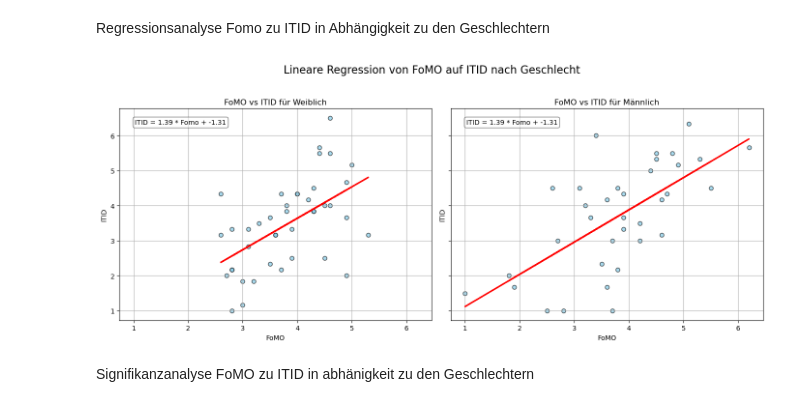
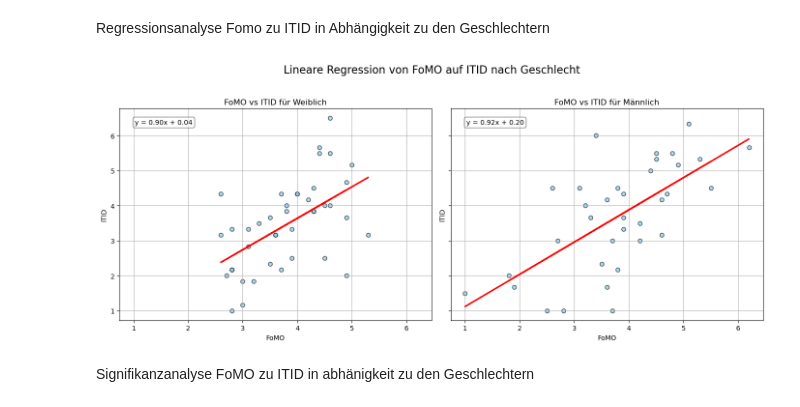
Before and after one commit to MariaAmPC/FoMO-ITID, a Jupyter notebook: FoMO-ITID_Analysis.ipynb, the cells around one changed output. Saved outputs shown, nothing was run; the diff lists cells and outputs as text; code cells hidden in the pictures.

```diff
--- a/FoMO-ITID_Analysis.ipynb
+++ b/FoMO-ITID_Analysis.ipynb
@@ -393,30 +393,43 @@ Regressionsanalyse Fomo zu ITID in Abhängigkeit zu den Geschlechtern
 # %%
 df_gender = df[df['A404'].isin([1, 2])]
 geschlechter = {1: 'Weiblich', 2: 'Männlich'}
 fig, axs = plt.subplots(1, 2, figsize=(14, 6), sharex=True, sharey=True)
 
 for i, gender_code in enumerate([1, 2]):
     subset = df_gender[df_gender['A404'] == gender_code]
     X = subset['Fomo'].values.reshape(-1, 1)
     y = subset['ITID'].values
+
+    # Regressionsmodell
     model = LinearRegression()
     model.fit(X, y)
     y_pred = model.predict(X)
+
+    # Regressionsformel
+    a = model.coef_[0]
+    b = model.intercept_
+    formel = f"y = {a:.2f}x + {b:.2f}"
+
+    # Plotten
     axs[i].scatter(subset['Fomo'], subset['ITID'], alpha=0.7, color='skyblue', edgecolor='black', label='Datenpunkte')
     axs[i].plot(subset['Fomo'], y_pred, color='red', linewidth=2, label='Regressionslinie')
     axs[i].set_title(f'FoMO vs ITID für {geschlechter[gender_code]}')
     axs[i].set_xlabel('FoMO')
     axs[i].set_ylabel('ITID')
     axs[i].grid(True)
-    axs[i].text(0.05, 0.95, eq_text, transform=axs[i].transAxes,
-                    fontsize=10, verticalalignment='top', bbox=dict(boxstyle='round', facecolor='white', alpha=0.5))
 
+    # Formel einfügen
+    axs[i].text(0.05, 0.95, formel, transform=axs[i].transAxes,
+                fontsize=10, verticalalignment='top',
+                bbox=dict(boxstyle='round', facecolor='white', alpha=0.5))
+
+# Gesamttitel & Ausgabe
 plt.suptitle('Lineare Regression von FoMO auf ITID nach Geschlecht', fontsize=16)
 plt.tight_layout(rect=[0, 0, 1, 0.95])
-plt.savefig('fomo_itid_geschlechter_regression.png', dpi=300, bbox_inches='tight')
+plt.savefig('fomo_itid_geschlechter_regression_formel.png', dpi=300, bbox_inches='tight')
 plt.show()
 # %% [output]
-[figure, old version]
+[figure, new version]
 # %% [markdown]
 Signifikanzanalyse FoMO zu ITID in abhänigkeit zu den Geschlechtern
 # %%
```
Also changed, not shown: parts of 6 cells of this notebook.
